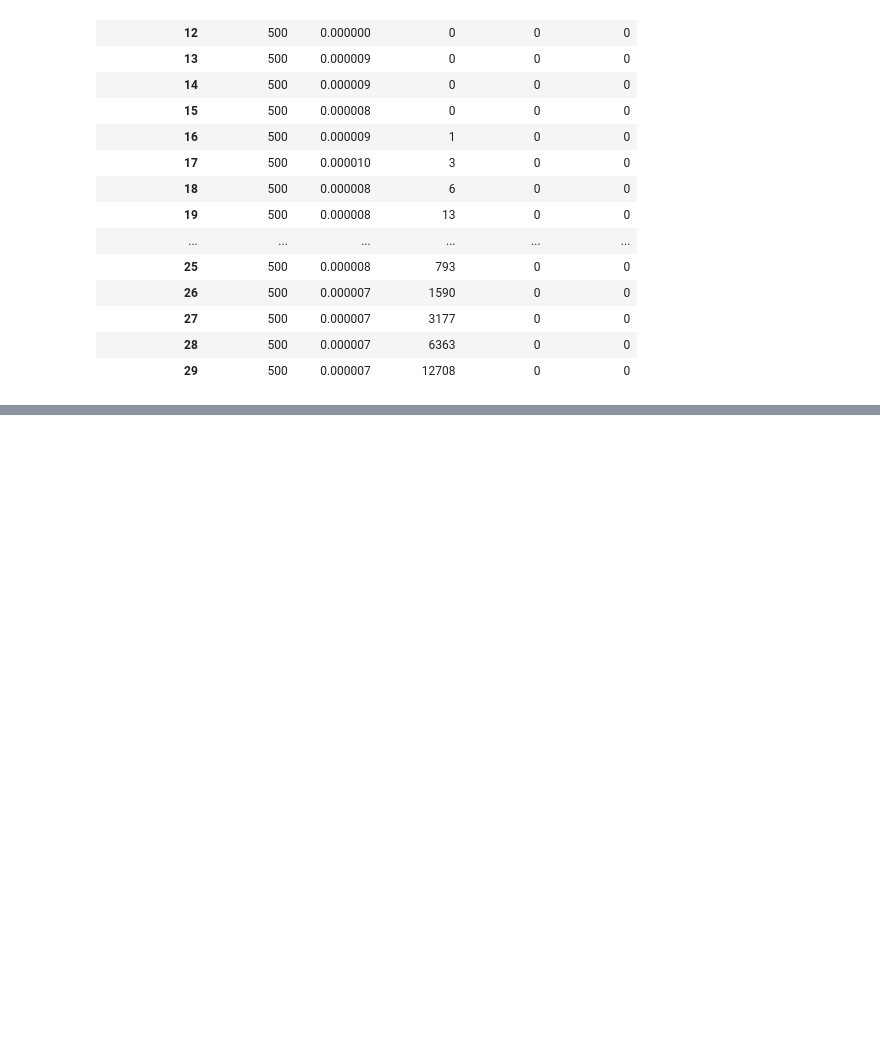
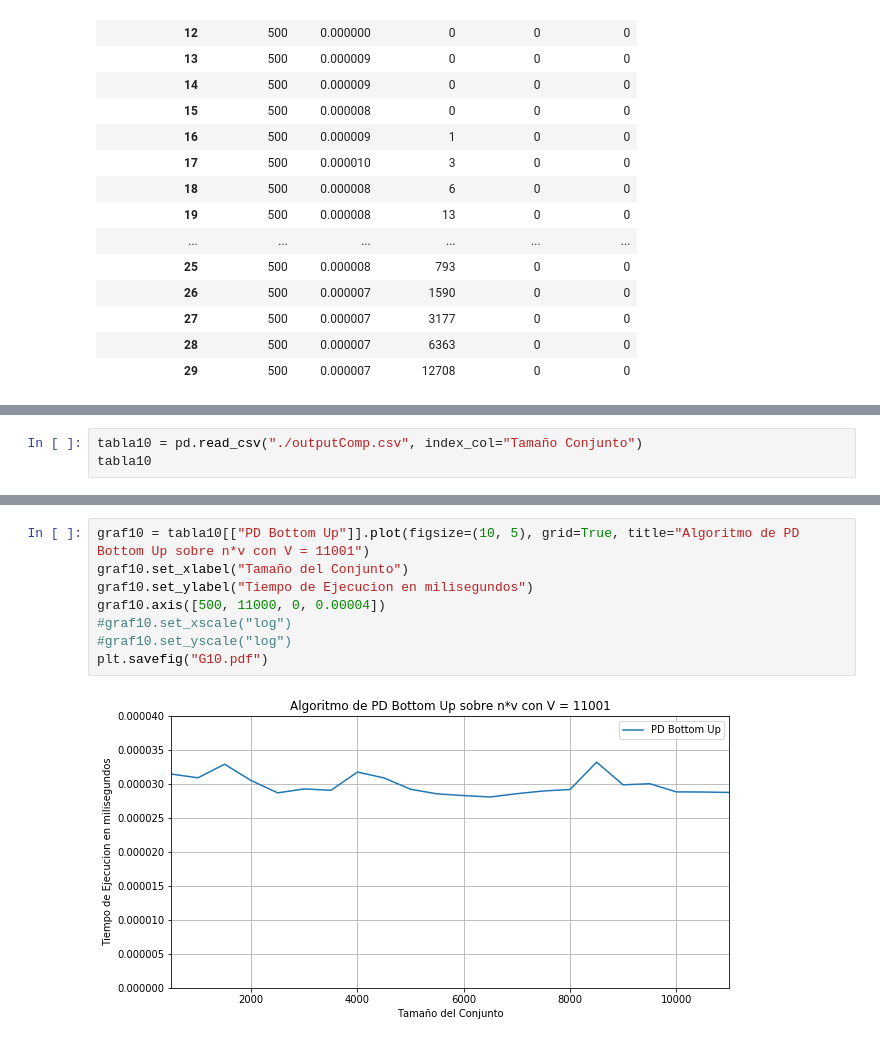
Before and after one commit to gonzalokun/AED3TP1, a Jupyter notebook: notebookTP.ipynb, the cells around one changed output, grey strips where cells are left out. Saved outputs shown, nothing was run; the diff lists cells and outputs as text; blank space fills up the shorter version.

```diff
--- a/notebookTP.ipynb
+++ b/notebookTP.ipynb
@@ -184,0 +251,3 @@ plt.savefig("G7.pdf")
+# %%
+tabla10 = pd.read_csv("./outputComp.csv", index_col="Tamaño Conjunto")
+tabla10
@@ -184,0 +273,10 @@ plt.savefig("G7.pdf")
+# %%
+graf10 = tabla10[["PD Bottom Up"]].plot(figsize=(10, 5), grid=True, title="Algoritmo de PD Bottom Up sobre n*v con V = 11001")
+graf10.set_xlabel("Tamaño del Conjunto")
+graf10.set_ylabel("Tiempo de Ejecucion en milisegundos")
+graf10.axis([500, 11000, 0, 0.00004])
+#graf10.set_xscale("log")
+#graf10.set_yscale("log")
+plt.savefig("G10.pdf")
+# %% [output]
+[figure, added]
```
Also changed, not shown: parts of 18 cells of this notebook, 47 other files.
